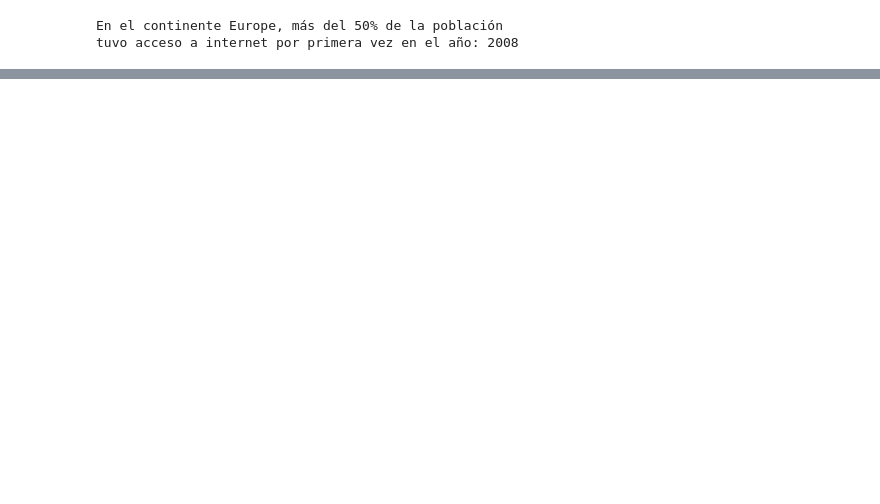
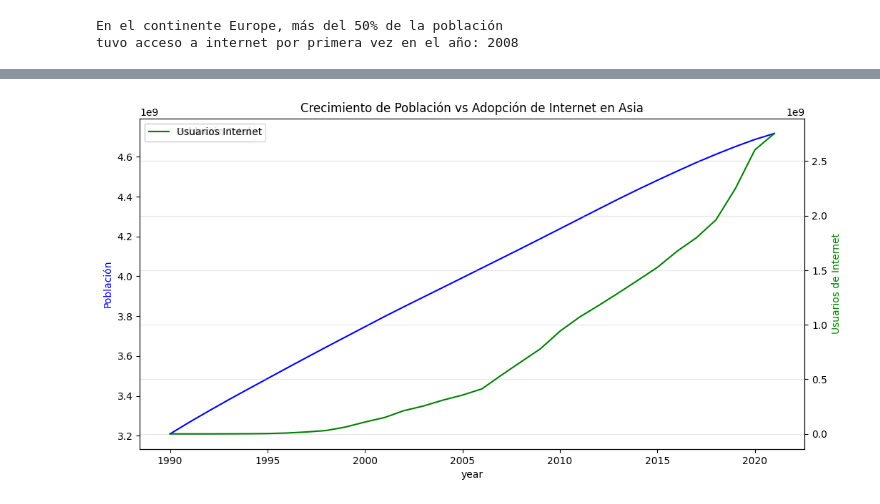
Before and after one commit to MartinezOrtizEduardoAntonio/mineria_de_datos, a Jupyter notebook: untitled1.ipynb, the cells around one changed output, grey strips where cells are left out. Drawn from its saved outputs; the diff is of its cells as text; code cells hidden in the pictures; blank space fills up the shorter version.

```diff
--- a/untitled1.ipynb
+++ b/untitled1.ipynb
@@ -688,0 +693,23 @@ tuvo acceso a internet por primera vez en el año: 2008
+# %%
+import pandas as pd
+import matplotlib.pyplot as plt
+import seaborn as sns
+
+# 1. Carga de datos
+internet = pd.read_csv('extension-internet-users-by-continent.csv')
+population = pd.read_csv('/content/extension-historical-population-by-continent.csv')
+
+# 2. Unión de datos
+# Unimos por continente y año para tener una sola tabla de análisis
+df_analisis = pd.merge(internet_users_by_continent, df_poblacion, on=['continent', 'year'])
+
+# 3. Creación de métrica de penetración (Escala de Razón)
+# Calculamos el porcentaje: (Usuarios / Población) * 100
+df_analisis['internet_penetration'] = (df_analisis['internet_users'] / df_analisis['population']) * 100
+
+# 4. Filtrar por una región de interés
+region_interes = 'Asia'
+df_region = df_analisis[df_analisis['continent'] == region_interes].sort_values('year')
+
+print(f"Análisis para la región: {region_interes}")
+df_region.tail()
@@ -688,0 +724,17 @@ tuvo acceso a internet por primera vez en el año: 2008
+# %%
+fig, ax1 = plt.subplots(figsize=(12, 6))
+
+# Graficar Población (Eje izquierdo)
+sns.lineplot(data=df_region, x='year', y='population', ax=ax1, color='blue', label='Población Total')
+ax1.set_ylabel('Población', color='blue')
+
+# Crear un segundo eje para Usuarios de Internet (Eje derecho)
+ax2 = ax1.twinx()
+sns.lineplot(data=df_region, x='year', y='internet_users', ax=ax2, color='green', label='Usuarios Internet')
+ax2.set_ylabel('Usuarios de Internet', color='green')
+
+plt.title(f'Crecimiento de Población vs Adopción de Internet en {region_interes}')
+plt.grid(True, alpha=0.3)
+plt.show()
+# %% [output]
+[figure, added]
```
Also changed, not shown: parts of 3 cells of this notebook.
